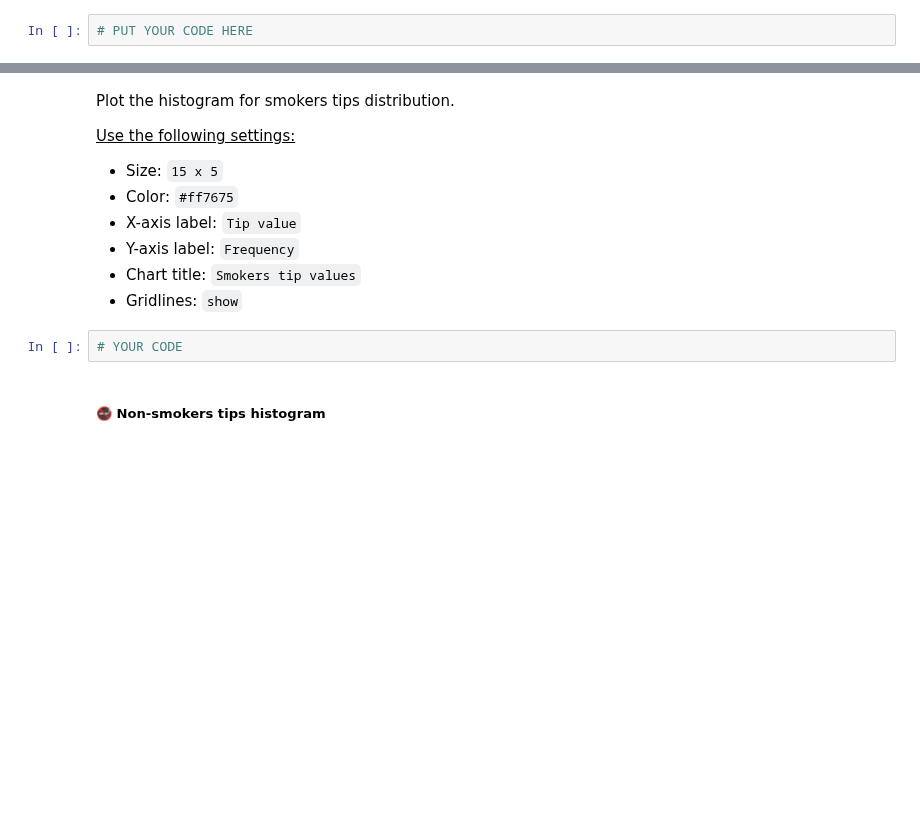
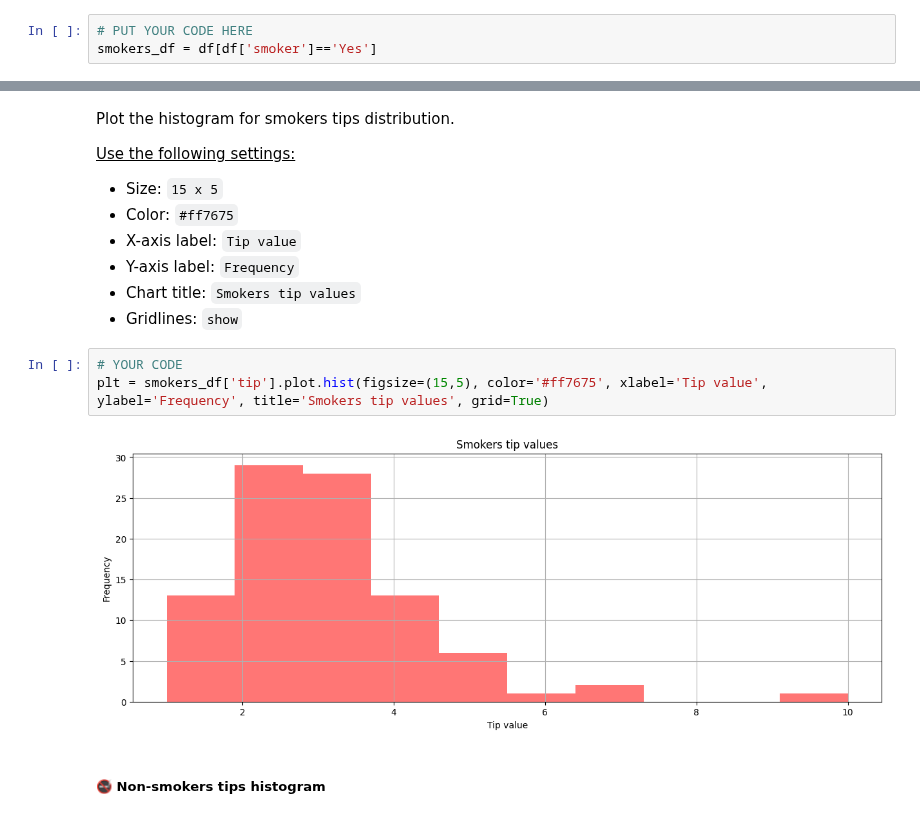
Before and after one commit to basho-nguyen/Restaurant_tips_analysis., a Jupyter notebook: ThangNguyen_Restaurant_tips_analysis.ipynb, the cells around one changed output, grey strips where cells are left out. Cells and saved outputs as stored; diff of their text form; blank space fills up the shorter version.

```diff
--- a/ThangNguyen_Restaurant_tips_analysis.ipynb
+++ b/ThangNguyen_Restaurant_tips_analysis.ipynb
@@ -88,6 +146,7 @@ Let's figure out the difference between smokers and non-smokers in terms of thei
 Create a new dataframe `smokers_df` containing only info about smokers.
 # %%
 # PUT YOUR CODE HERE
+smokers_df = df[df['smoker']=='Yes']
 # %% [markdown]
 Check whether everything is okay. Output a test sample (5 random rows):
 # %%
@@ -217,8 +348,11 @@ Plot the histogram for smokers tips distribution.
 * Y-axis label: `Frequency`
 * Chart title: `Smokers tip values`
 * Gridlines: `show`
-# %%
-# YOUR CODE
+# %%
+# YOUR CODE
+plt = smokers_df['tip'].plot.hist(figsize=(15,5), color='#ff7675', xlabel='Tip value', ylabel='Frequency', title='Smokers tip values', grid=True)
+# %% [output]
+[figure, added]
 # %% [markdown]
 ##### **🚭 Non-smokers tips histogram**
 # %% [markdown]
```
Also changed, not shown: parts of 28 cells of this notebook.
